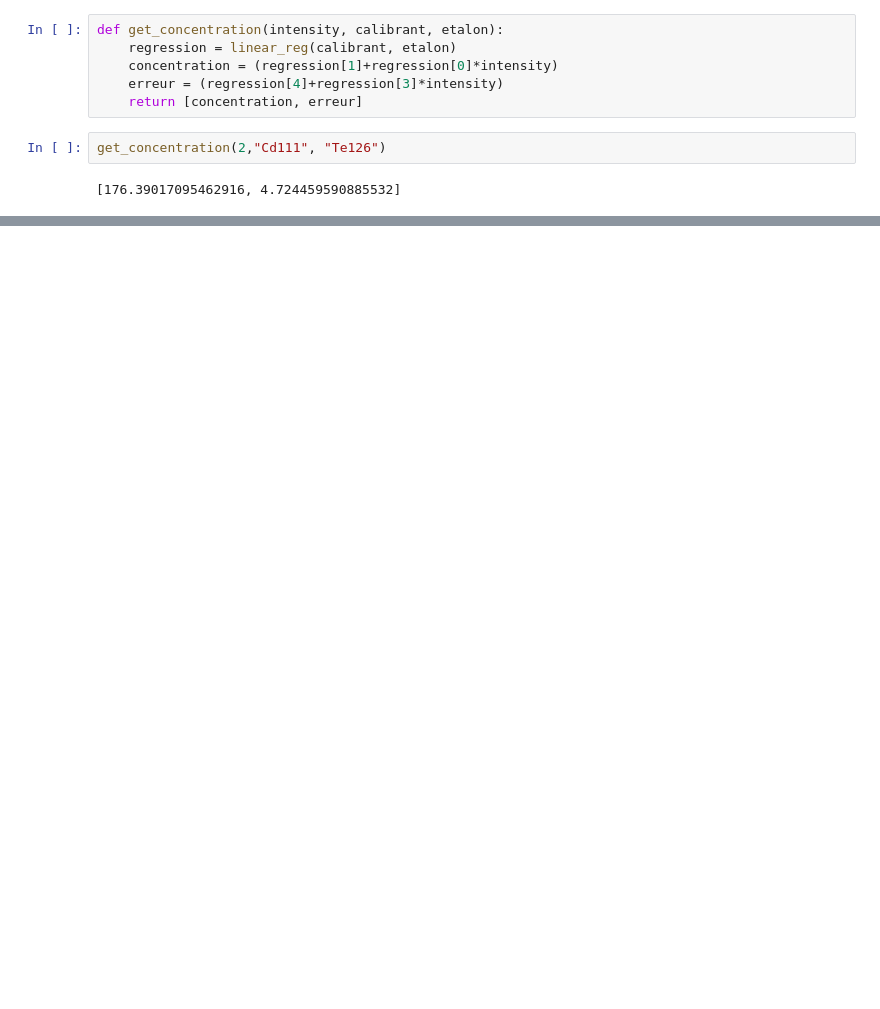
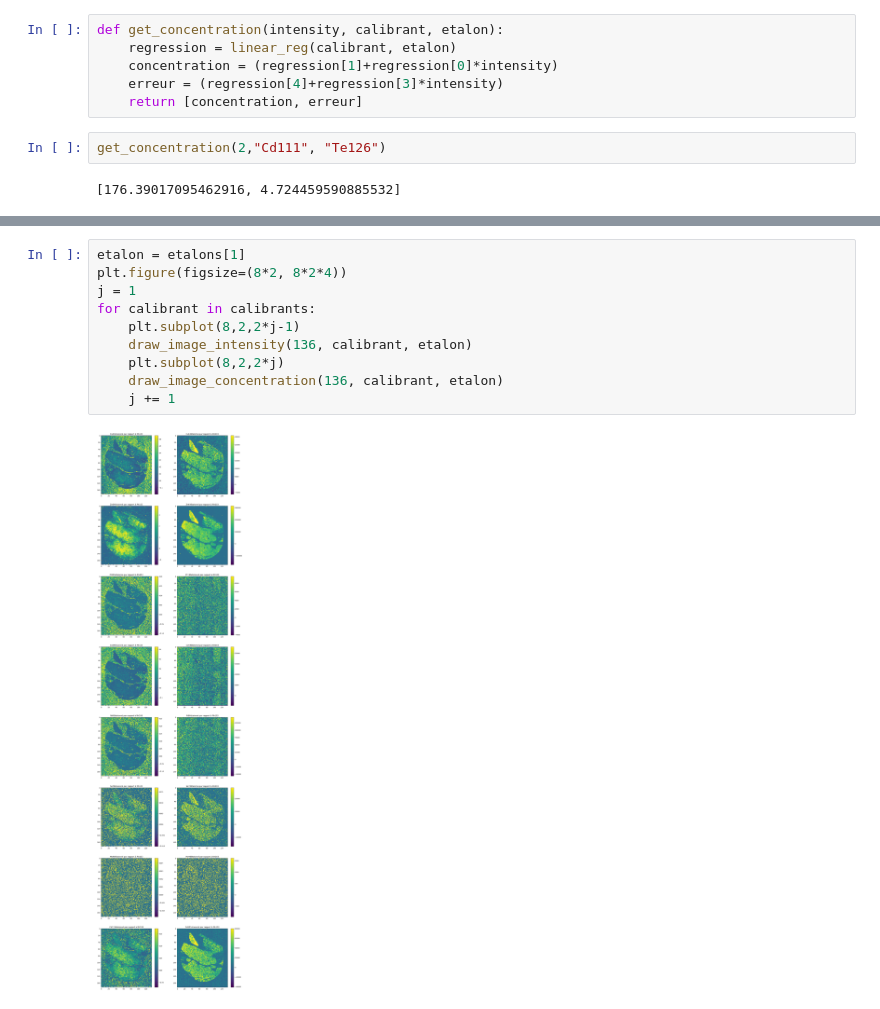
Before and after one commit to ABeague/Projet-Python-LA-ICPMS, a Jupyter notebook: Code Source.ipynb, the cells around one changed output, grey strips where cells are left out. Drawn from its saved outputs; the diff is of its cells as text; blank space fills up the shorter version.

```diff
--- a/Code Source.ipynb
+++ b/Code Source.ipynb
@@ -361,0 +381,12 @@ draw_image_concentration(136, "Cu63", "Ge72")
+# %%
+etalon = etalons[1]
+plt.figure(figsize=(8*2, 8*2*4))
+j = 1
+for calibrant in calibrants:
+    plt.subplot(8,2,2*j-1)
+    draw_image_intensity(136, calibrant, etalon)
+    plt.subplot(8,2,2*j)
+    draw_image_concentration(136, calibrant, etalon)
+    j += 1
+# %% [output]
+[figure, added]
```
Also changed, not shown: parts of 34 cells of this notebook.
